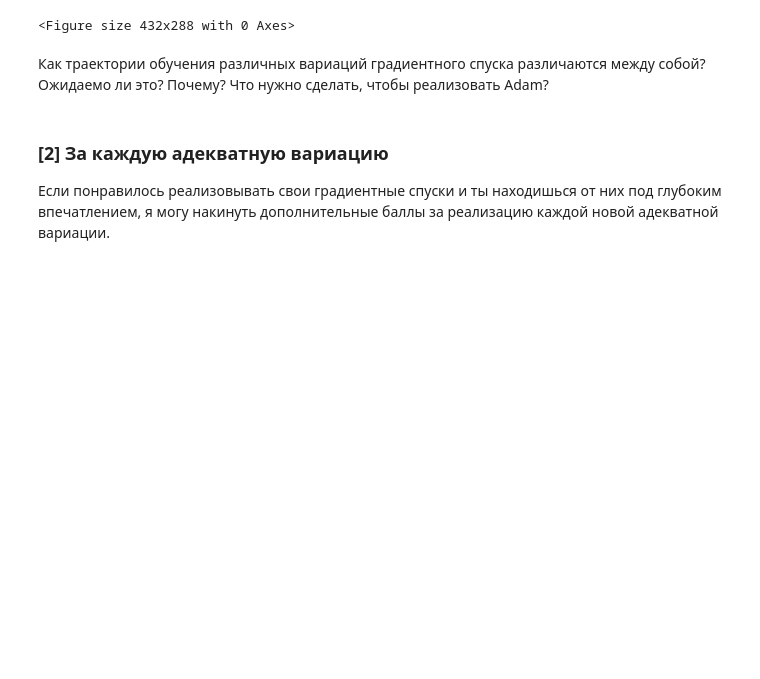
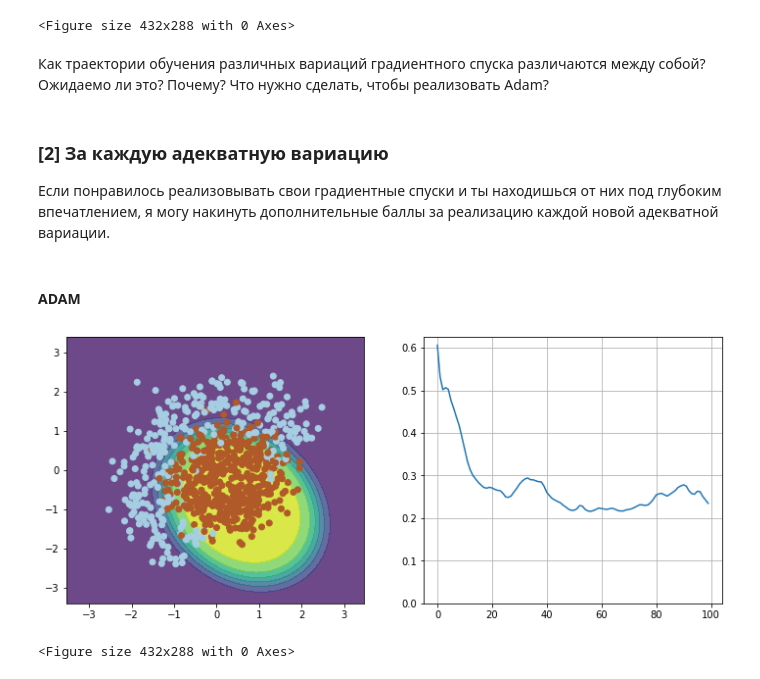
Before and after one commit to Falconwatch/DeepLearning_Autumn22, a Jupyter notebook: week_02/HW2_gradient_done.ipynb, the cells around one changed output. Cells and saved outputs as stored; diff of their text form; code cells hidden in the pictures; blank space fills up the shorter version.

```diff
--- a/week_02/HW2_gradient_done.ipynb
+++ b/week_02/HW2_gradient_done.ipynb
@@ -283,0 +280,47 @@ plt.clf()
+# %% [markdown]
+#### ADAM
+# %%
+# Ваш код здесь
+
+# ADAM
+np.random.seed(42)
+
+w = np.array([0, 0, 0, 0, 0, 1.])
+
+eta = 0.1
+betta_1 = 0.8
+betta_2 = 0.9
+m = np.zeros_like(w)
+v = np.zeros_like(w)
+eps = 1e-8
+
+n_iter = 100
+batch_size = 4
+loss = np.zeros(n_iter)
+plt.figure(figsize=(12,5))
+for i in range(n_iter):
+    # Ваш код здесь
+    selected_rows = np.random.choice(np.arange(X.shape[0]), batch_size)
+    X_selected = X_ext[selected_rows]
+    y_selected = y[selected_rows]
+    grad = compute_grad(X_selected, y_selected, w)
+
+    m_new = betta_1 * m + (1-betta_1)*grad
+    m = m_new
+    m_cap = m/(1-betta_1)
+
+    v_new = betta_2 * v + (1-betta_2)*grad*grad
+    v = v_new
+    v_cap = v/(1-betta_2)
+
+    w_new = w - eta * m_cap/np.sqrt(v_cap+eps)
+    w = w_new
+
+    l = compute_loss(X_ext, y, w)
+    loss[i] = l
+
+visualize(X, y, w, loss)
+plt.clf()
+# %% [output]
+[figure, added]
+<Figure size 432x288 with 0 Axes>
```
Also changed, not shown: parts of 2 cells of this notebook.
